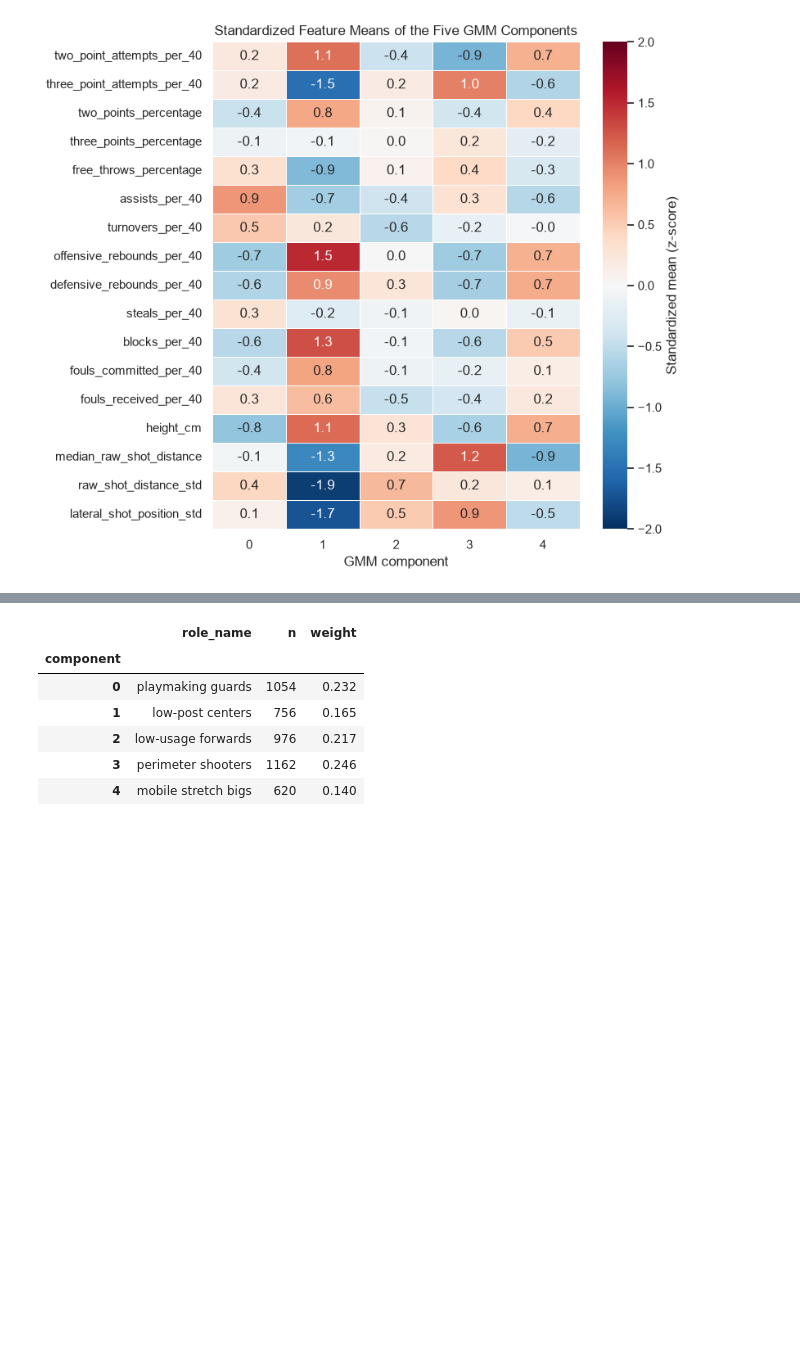
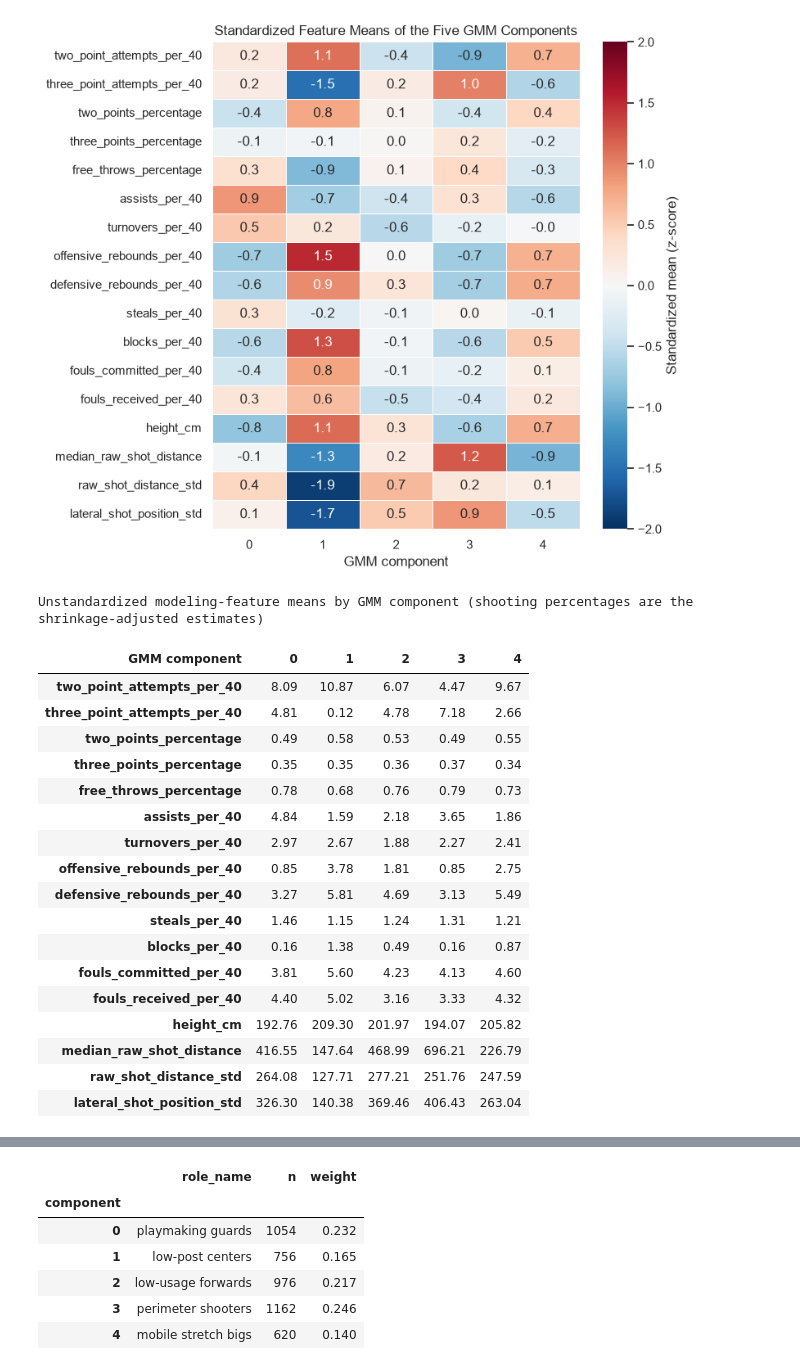
Before and after one commit to DoronWolinsky/Yuval-and-Doron-s-final-project---EuroLeague-player-roles, a Jupyter notebook: notebooks/EuroLeague_Player_Roles_Project.ipynb, the cells around one changed output, grey strips where cells are left out. Cells and saved outputs as stored; diff of their text form; code cells hidden in the pictures; blank space fills up the shorter version.

```diff
--- a/notebooks/EuroLeague_Player_Roles_Project.ipynb
+++ b/notebooks/EuroLeague_Player_Roles_Project.ipynb
@@ -3256,6 +3210,32 @@ fig.savefig(FIG_DIR / "gmm_cluster_profiles.png", dpi=150, bbox_inches="tight")
 plt.show()
 # %% [output]
 [figure]
+# %%
+raw_cluster_profile = modeling_features.groupby(gmm_labels).mean().T.round(2)
+raw_cluster_profile.columns.name = "GMM component"
+print("Unstandardized modeling-feature means by GMM component "
+      "(shooting percentages are the shrinkage-adjusted estimates)")
+raw_cluster_profile
+# %% [output]
+Unstandardized modeling-feature means by GMM component (shooting percentages are the shrinkage-adjusted estimates)
+| GMM component | 0 | 1 | 2 | 3 | 4 |
+| two_point_attempts_per_40 | 8.09 | 10.87 | 6.07 | 4.47 | 9.67 |
+| three_point_attempts_per_40 | 4.81 | 0.12 | 4.78 | 7.18 | 2.66 |
+| two_points_percentage | 0.49 | 0.58 | 0.53 | 0.49 | 0.55 |
+| three_points_percentage | 0.35 | 0.35 | 0.36 | 0.37 | 0.34 |
+| free_throws_percentage | 0.78 | 0.68 | 0.76 | 0.79 | 0.73 |
+| assists_per_40 | 4.84 | 1.59 | 2.18 | 3.65 | 1.86 |
+| turnovers_per_40 | 2.97 | 2.67 | 1.88 | 2.27 | 2.41 |
+| offensive_rebounds_per_40 | 0.85 | 3.78 | 1.81 | 0.85 | 2.75 |
+| defensive_rebounds_per_40 | 3.27 | 5.81 | 4.69 | 3.13 | 5.49 |
+| steals_per_40 | 1.46 | 1.15 | 1.24 | 1.31 | 1.21 |
+| blocks_per_40 | 0.16 | 1.38 | 0.49 | 0.16 | 0.87 |
+| fouls_committed_per_40 | 3.81 | 5.60 | 4.23 | 4.13 | 4.60 |
+| fouls_received_per_40 | 4.40 | 5.02 | 3.16 | 3.33 | 4.32 |
+| height_cm | 192.76 | 209.30 | 201.97 | 194.07 | 205.82 |
+| median_raw_shot_distance | 416.55 | 147.64 | 468.99 | 696.21 | 226.79 |
+| raw_shot_distance_std | 264.08 | 127.71 | 277.21 | 251.76 | 247.59 |
+| lateral_shot_position_std | 326.30 | 140.38 | 369.46 | 406.43 | 263.04 |
 # %% [markdown]
 Each component has a clear set of standardized means that set it apart from the others, so we
 went through them one at a time, citing both the standardized mean and the raw-unit mean
```
Also changed, not shown: parts of 18 cells of this notebook, 3 other files.
